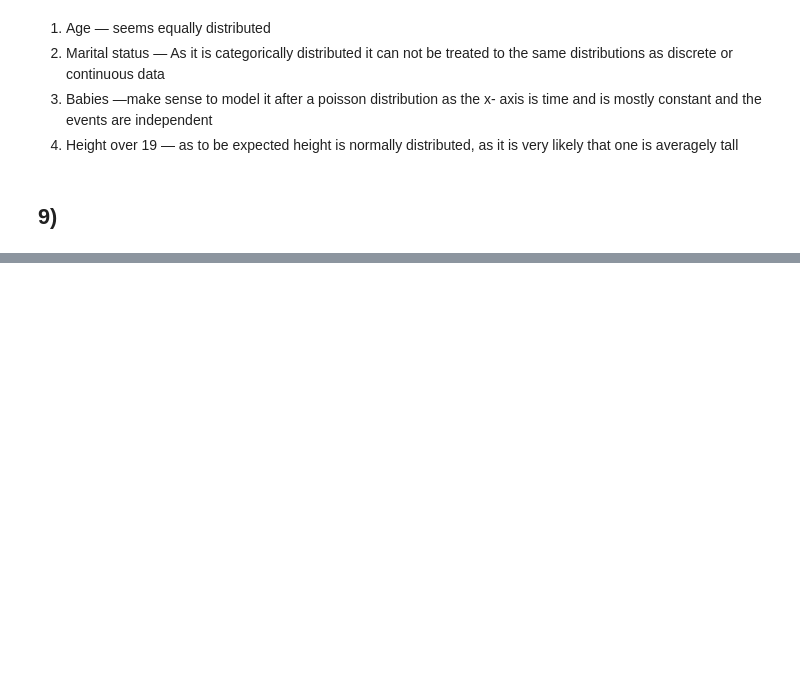
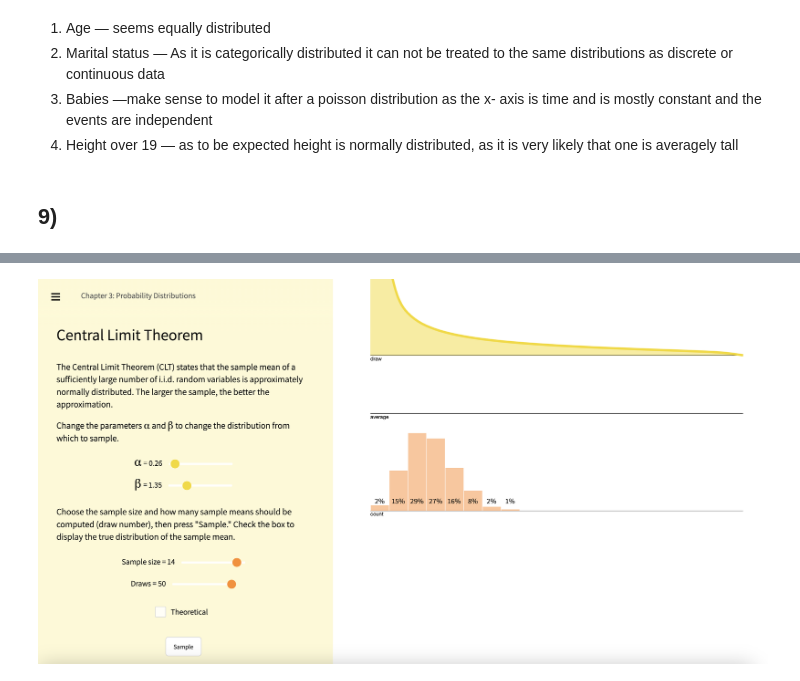
Before and after one commit to NickIsThere/AssessmentPDS2, a Jupyter notebook: Assessment2.ipynb, the cells around one changed output, grey strips where cells are left out. Saved outputs shown, nothing was run; the diff lists cells and outputs as text; code cells hidden in the pictures; blank space fills up the shorter version.

```diff
--- a/Assessment2.ipynb
+++ b/Assessment2.ipynb
@@ -287,0 +282,5 @@ sns.histplot(height_over_19, kde=True, color='red')
+# %%
+##  b)
+Image(filename="poissonDist.png", width=800, height=400)
+# %% [output]
+[figure, added]
```
Also changed, not shown: parts of 9 cells of this notebook, 4 other files.
